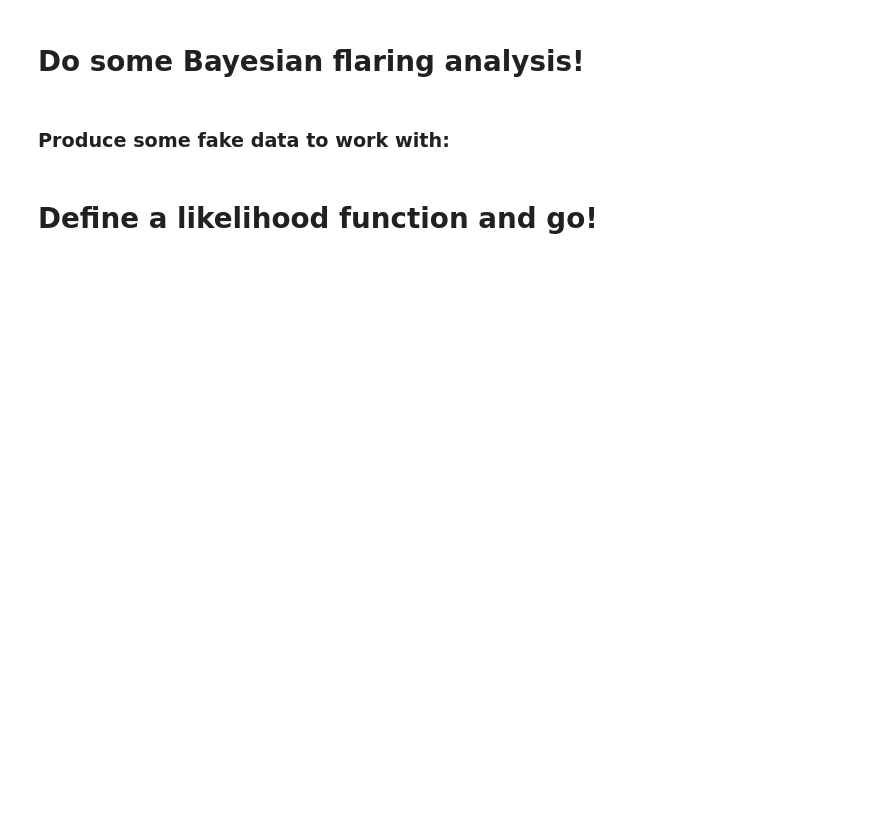
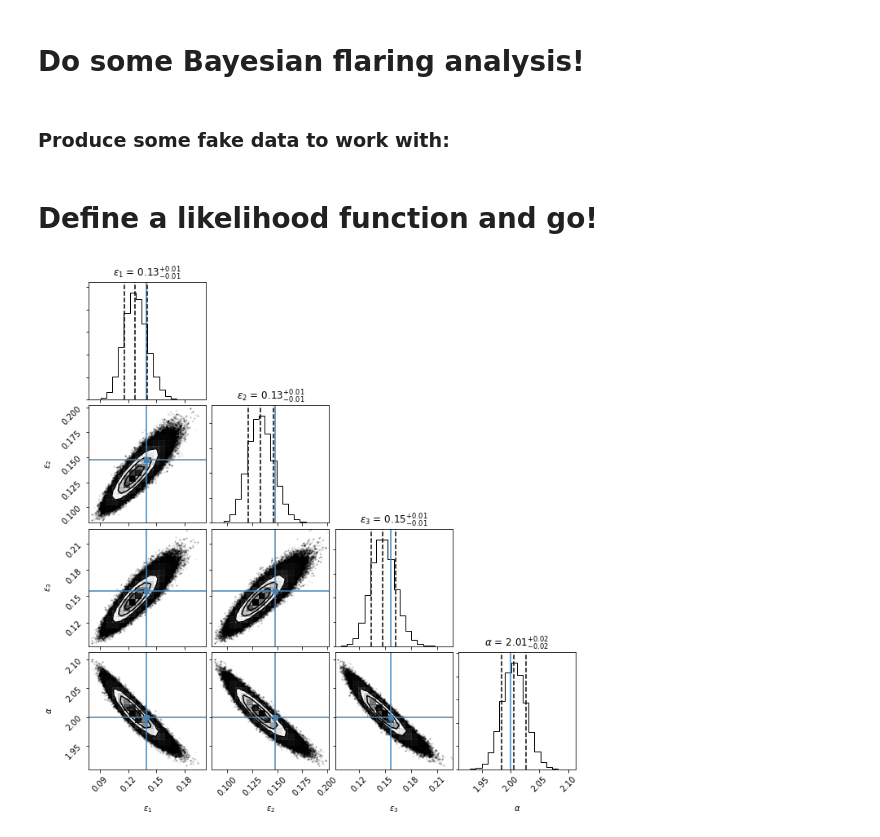
Before and after one commit to ekaterinailin/SiberianPine, a Jupyter notebook: notebooks/zz_dev_siberianpine.ipynb, the cells around one changed output. Drawn from its saved outputs; the diff is of its cells as text; code cells hidden in the pictures; blank space fills up the shorter version.

Commit message:
decluttered the modules, started development of mixedmodel.

```diff
--- a/notebooks/zz_dev_siberianpine.ipynb
+++ b/notebooks/zz_dev_siberianpine.ipynb
@@ -55,8 +152,10 @@ eps_prior = 1 - np.exp(-rate_prior * deltaT) #use Poisson process statistics do
 # %%
 # mix and match priors into your final posterior
-def loglikelihood(theta, *args):
+def mixedmodel_loglikelihood(theta, *args):
     '''Custom likelihood to pass to BayesianFlaringAnalysis'''
     def prior(x):
-        return gaussian_prior(x, 1.95, 2.05)
-    for beta in theta[:-1]:
-        posterior += calculate_joint_posterior_distribution([beta, theta[-1]], *args, prior)
+        return gaussian_prior(x, 1.8, 2.2)
+    posterior = 0
+    for i, beta in enumerate(theta[:-1]):
+        posterior += calculate_joint_posterior_distribution([beta, theta[-1]], *args[i], prior)
+    return posterior
@@ -67,2 +162,5 @@ BFA = BayesianFlaringAnalysis(mined=mined, Tprime=Tprime, deltaT=deltaT, alpha_p
+# %%
+BFA = [BayesianFlaringAnalysis(**generate_synthetic_bfa_input(flares_per_day=i)) for i in range(15,18)]
+MM = MixedModel(BFA=BFA, loglikelihood=loglikelihood, alpha_prior=2.)
 # %%
 # Run MCMC to sample the posterior distribution
@@ -75,0 +168,36 @@ BFA.calculate_percentiles() # the first one is for eps, the second for alpha:
+# %%
+truths = []
+for bfa in BFA:
+    truths.append(bfa.eps_prior)
+truths.append(2.)
+# %%
+import corner
+fig = corner.corner(MM.samples, labels=(r'$\epsilon_1$',r'$\epsilon_2$',r'$\epsilon_3$', r'$\alpha$'),
+                            quantiles=[0.16, 0.5, 0.84],
+                            show_titles=True, title_kwargs={"fontsize": 12},
+                            truths=truths,
+                            title="hello")
+
+# For flare we so far have two dimensions fixed
+ndim =4
+
+# Extract the axes
+axes = np.array(fig.axes).reshape((ndim, ndim))
+
+# Loop over the diagonal
+for i in range(ndim):
+    ax = axes[i, i]
+    #ax.axvline(self.alpha_prior, color="g")
+    #ax.axvline(self.eps_prior, color="g")
+
+# Loop over the histograms
+for yi in range(ndim):
+    for xi in range(yi):
+        ax = axes[yi, xi]
+     #   ax.axvline(self.eps_prior, color="g")
+      #  ax.axhline(self.alpha_prior, color="g")
+      #  ax.plot(self.eps_prior, self.alpha_prior, "sg")
+
+fig.savefig("mixelmodel_posterior.png", dpi=300)
+# %% [output]
+[figure, added]
```
Also changed, not shown: parts of 8 cells of this notebook, 8 other files.
